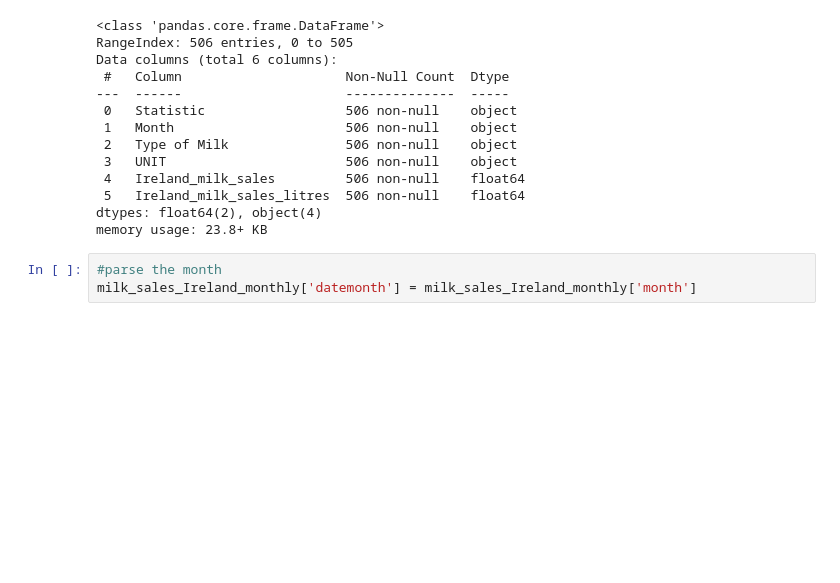
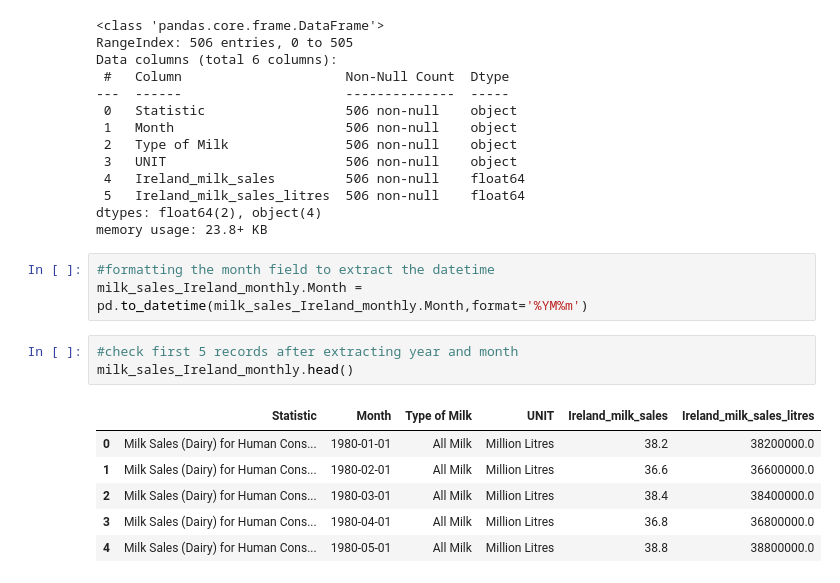
Before and after one commit to dhanya555/CA2, a Jupyter notebook: Integrated_CA2_Individual_Version1.ipynb, the cells around one changed output. Cells and saved outputs as stored; diff of their text form; blank space fills up the shorter version.

```diff
--- a/Integrated_CA2_Individual_Version1.ipynb
+++ b/Integrated_CA2_Individual_Version1.ipynb
@@ -2472,6 +2474,16 @@ Data columns (total 6 columns):
  5   Ireland_milk_sales_litres  506 non-null    float64
 dtypes: float64(2), object(4)
 memory usage: 23.8+ KB
-# %%
-#parse the month
-milk_sales_Ireland_monthly['datemonth'] = milk_sales_Ireland_monthly['month']
+# %%
+#formatting the month field to extract the datetime
+milk_sales_Ireland_monthly.Month = pd.to_datetime(milk_sales_Ireland_monthly.Month,format='%YM%m')
+# %%
+#check first 5 records after extracting year and month
+milk_sales_Ireland_monthly.head()
+# %% [output]
+|  | Statistic | Month | Type of Milk | UNIT | Ireland_milk_sales | Ireland_milk_sales_litres |
+| 0 | Milk Sales (Dairy) for Human Cons... | 1980-01-01 | All Milk | Million Litres | 38.2 | 38200000.0 |
+| 1 | Milk Sales (Dairy) for Human Cons... | 1980-02-01 | All Milk | Million Litres | 36.6 | 36600000.0 |
+| 2 | Milk Sales (Dairy) for Human Cons... | 1980-03-01 | All Milk | Million Litres | 38.4 | 38400000.0 |
+| 3 | Milk Sales (Dairy) for Human Cons... | 1980-04-01 | All Milk | Million Litres | 36.8 | 36800000.0 |
+| 4 | Milk Sales (Dairy) for Human Cons... | 1980-05-01 | All Milk | Million Litres | 38.8 | 38800000.0 |
```
Also changed, not shown: parts of 117 cells of this notebook.
